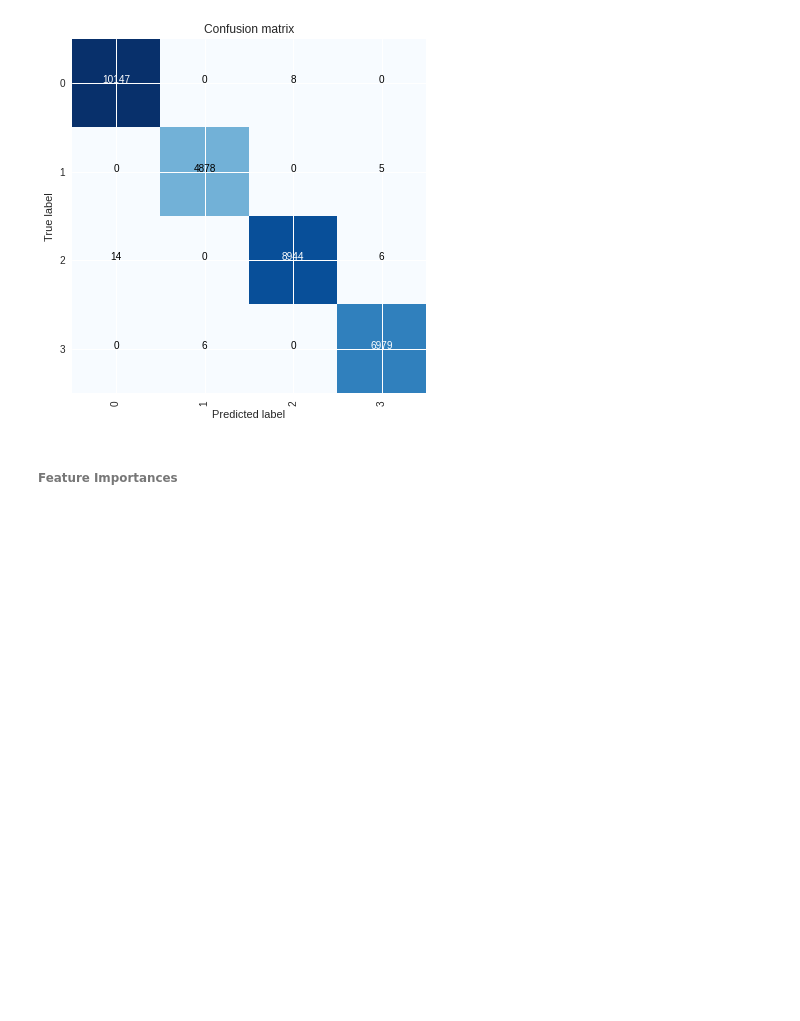
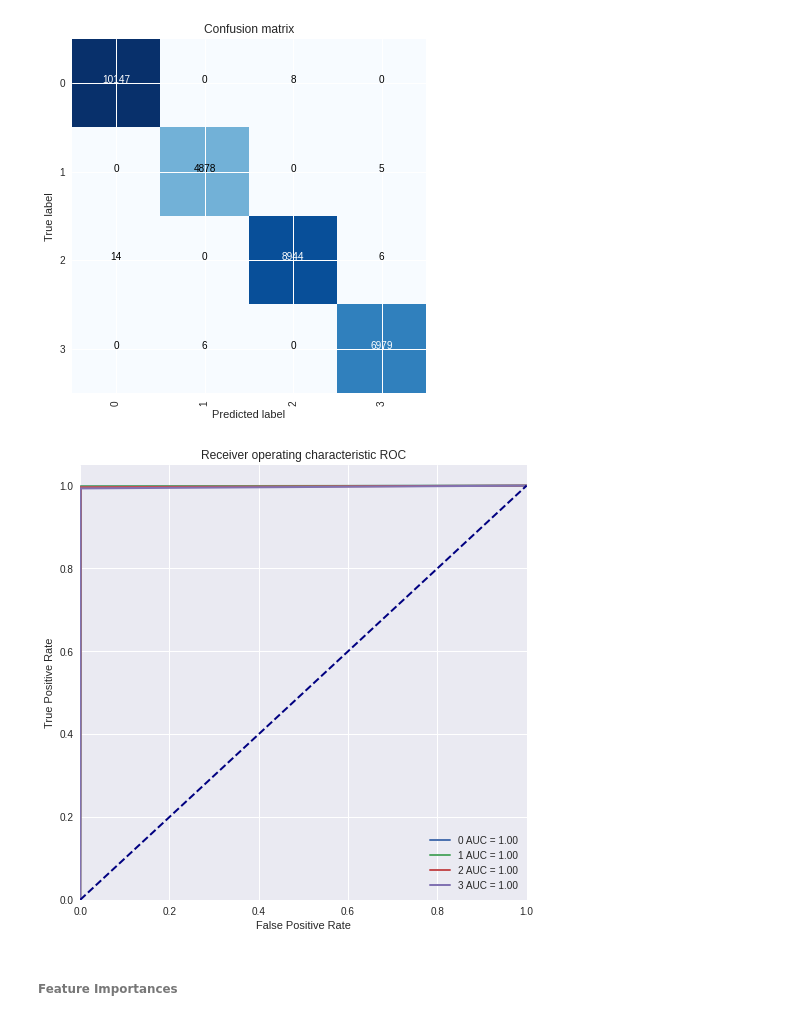
Before and after one commit to dehoyosb/MinJusticia_team77_DS4A_Project, a Jupyter notebook: app/unsupervised_learning_daniel.ipynb, the cells around one changed output. Saved outputs shown, nothing was run; the diff lists cells and outputs as text; code cells hidden in the pictures; blank space fills up the shorter version.

```diff
--- a/app/unsupervised_learning_daniel.ipynb
+++ b/app/unsupervised_learning_daniel.ipynb
@@ -823,6 +713,10 @@ Accuracy:
    macro avg       1.00      1.00      1.00     30987
 weighted avg       1.00      1.00      1.00     30987
 [figure]
+# %%
+plot_roc(Y_test, clf_logistic.predict(X_test))
+# %% [output]
+[figure, added]
 # %% [markdown]
 ###### Feature Importances
 # %%
```
Also changed, not shown: parts of 75 cells of this notebook.
